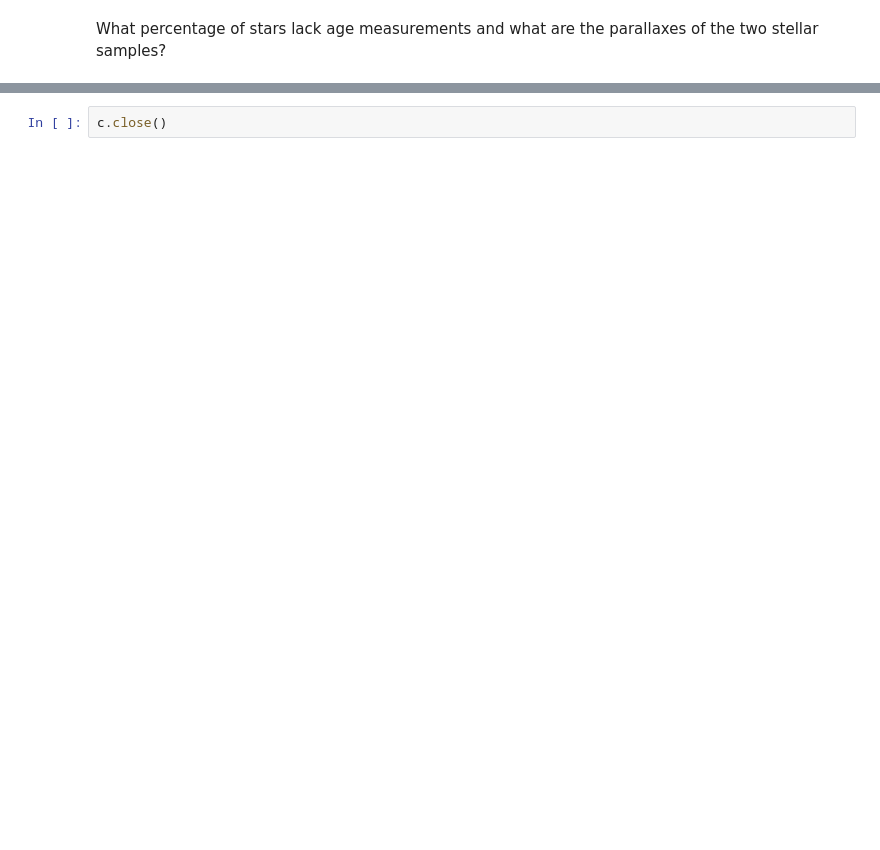
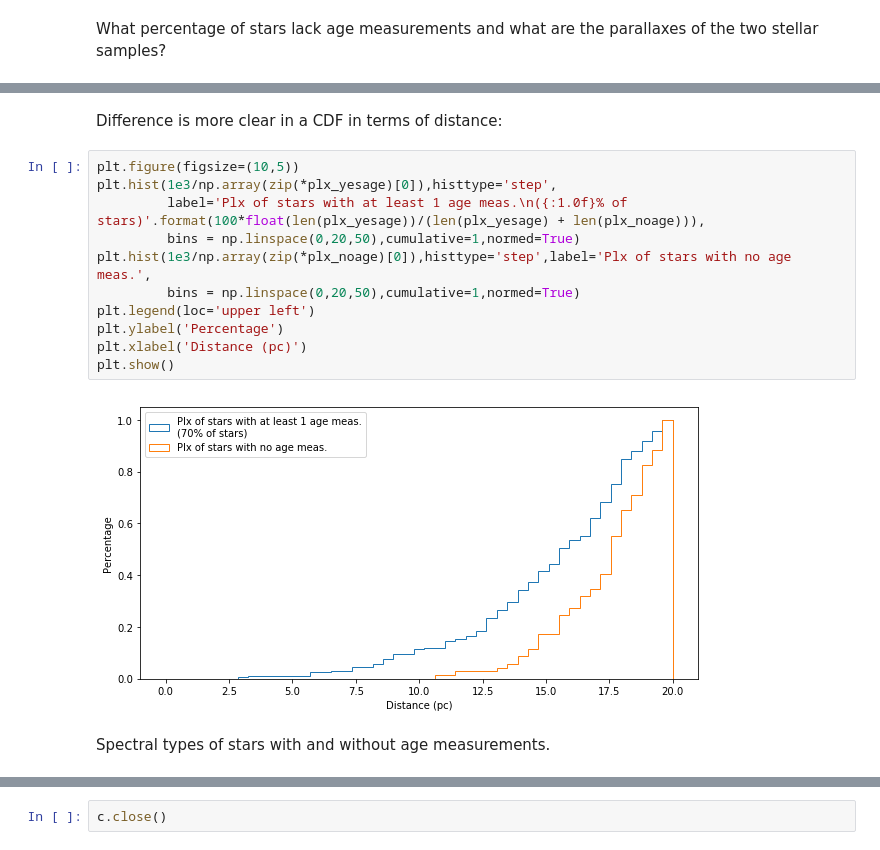
Before and after one commit to aboehle/nearby-stars-db, a Jupyter notebook: add_more_ages.ipynb, the cells around one changed output, grey strips where cells are left out. Cells and saved outputs as stored; diff of their text form; blank space fills up the shorter version.

```diff
--- a/add_more_ages.ipynb
+++ b/add_more_ages.ipynb
@@ -447,0 +758,17 @@ plt.show()
+# %% [markdown]
+Difference is more clear in a CDF in terms of distance:
+# %%
+plt.figure(figsize=(10,5))
+plt.hist(1e3/np.array(zip(*plx_yesage)[0]),histtype='step',
+         label='Plx of stars with at least 1 age meas.\n({:1.0f}% of stars)'.format(100*float(len(plx_yesage))/(len(plx_yesage) + len(plx_noage))),
+         bins = np.linspace(0,20,50),cumulative=1,normed=True)
+plt.hist(1e3/np.array(zip(*plx_noage)[0]),histtype='step',label='Plx of stars with no age meas.',
+         bins = np.linspace(0,20,50),cumulative=1,normed=True)
+plt.legend(loc='upper left')
+plt.ylabel('Percentage')
+plt.xlabel('Distance (pc)')
+plt.show()
+# %% [output]
+[figure, added]
+# %% [markdown]
+Spectral types of stars with and without age measurements.
```
Also changed, not shown: parts of 39 cells of this notebook, 9 other files.
